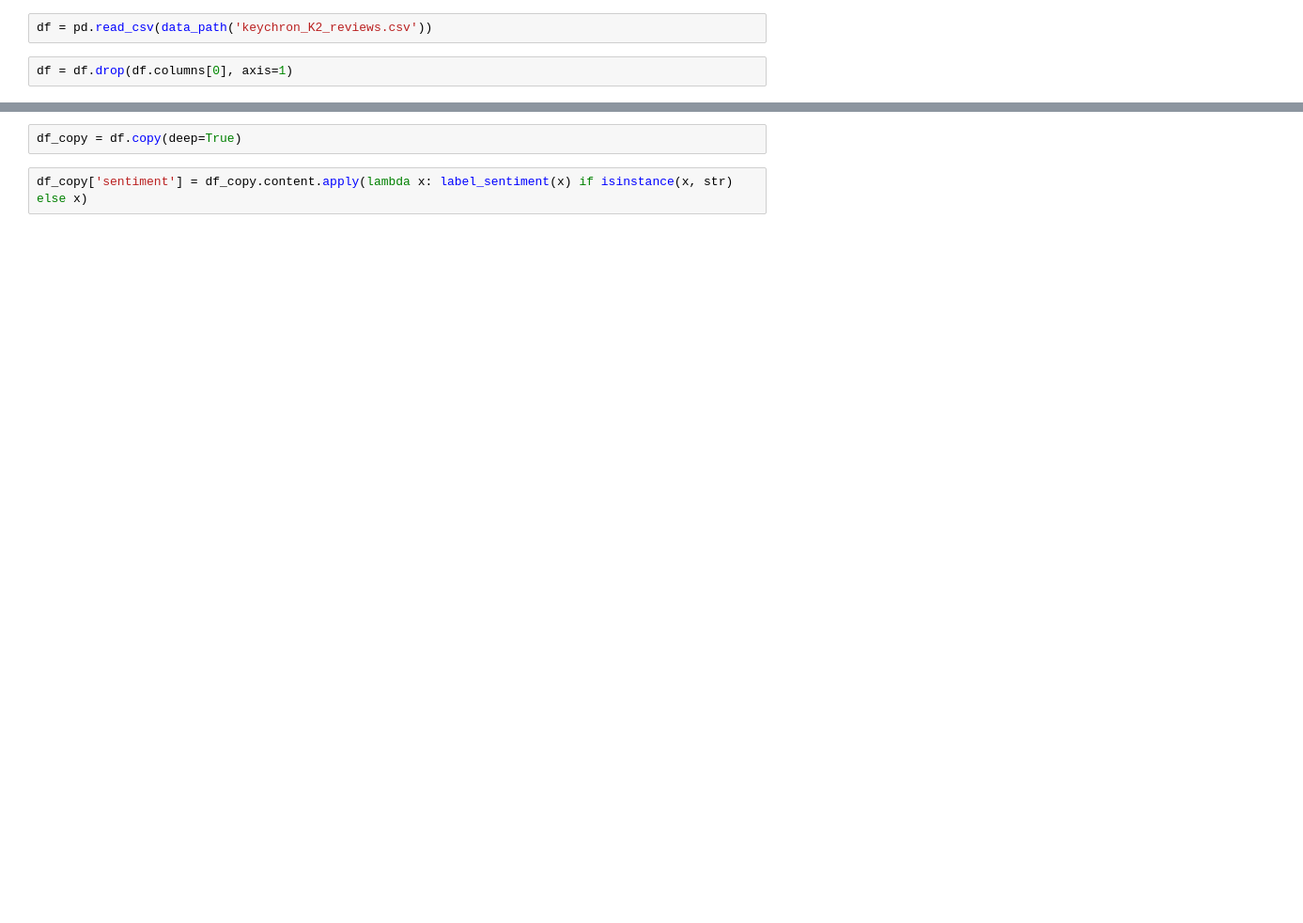
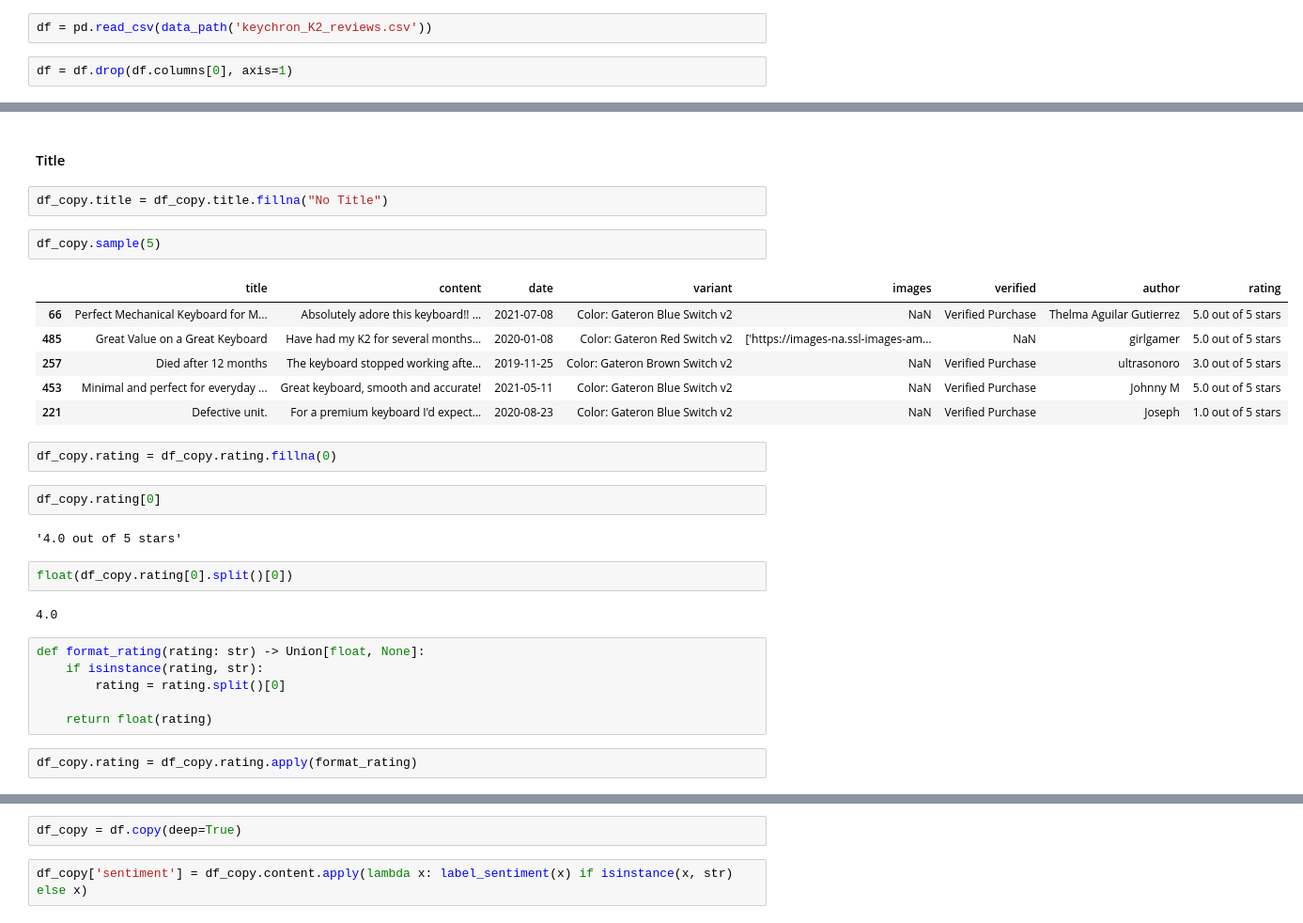
Before and after one commit to dabideee13/amazon-reviews-scraper, a Jupyter notebook: notebooks/exploration.ipynb, the cells around one changed output, grey strips where cells are left out. Shown at 94% size. Cells and saved outputs as stored; diff of their text form; blank space fills up the shorter version.

```diff
--- a/notebooks/exploration.ipynb
+++ b/notebooks/exploration.ipynb
@@ -70,0 +84,31 @@ df = df.drop(df.columns[0], axis=1)
+# %% [markdown]
+#### Title
+# %%
+df_copy.title = df_copy.title.fillna("No Title")
+# %%
+df_copy.sample(5)
+# %% [output]
+|  | title | content | date | variant | images | verified | author | rating |
+| 66 | Perfect Mechanical Keyboard for M... | Absolutely adore this keyboard!! ... | 2021-07-08 | Color: Gateron Blue Switch v2 | NaN | Verified Purchase | Thelma Aguilar Gutierrez | 5.0 out of 5 stars |
+| 485 | Great Value on a Great Keyboard | Have had my K2 for several months... | 2020-01-08 | Color: Gateron Red Switch v2 | ['https://images-na.ssl-images-am... | NaN | girlgamer | 5.0 out of 5 stars |
+| 257 | Died after 12 months | The keyboard stopped working afte... | 2019-11-25 | Color: Gateron Brown Switch v2 | NaN | Verified Purchase | ultrasonoro | 3.0 out of 5 stars |
+| 453 | Minimal and perfect for everyday ... | Great keyboard, smooth and accurate! | 2021-05-11 | Color: Gateron Blue Switch v2 | NaN | Verified Purchase | Johnny M | 5.0 out of 5 stars |
+| 221 | Defective unit. | For a premium keyboard I'd expect... | 2020-08-23 | Color: Gateron Blue Switch v2 | NaN | Verified Purchase | Joseph | 1.0 out of 5 stars |
+# %%
+df_copy.rating = df_copy.rating.fillna(0)
+# %%
+df_copy.rating[0]
+# %% [output]
+'4.0 out of 5 stars'
+# %%
+float(df_copy.rating[0].split()[0])
+# %% [output]
+4.0
+# %%
+def format_rating(rating: str) -> Union[float, None]:
+    if isinstance(rating, str):
+        rating = rating.split()[0]
+
+    return float(rating)
+# %%
+df_copy.rating = df_copy.rating.apply(format_rating)
```
Also changed, not shown: parts of 57 cells of this notebook, 8 other files.
